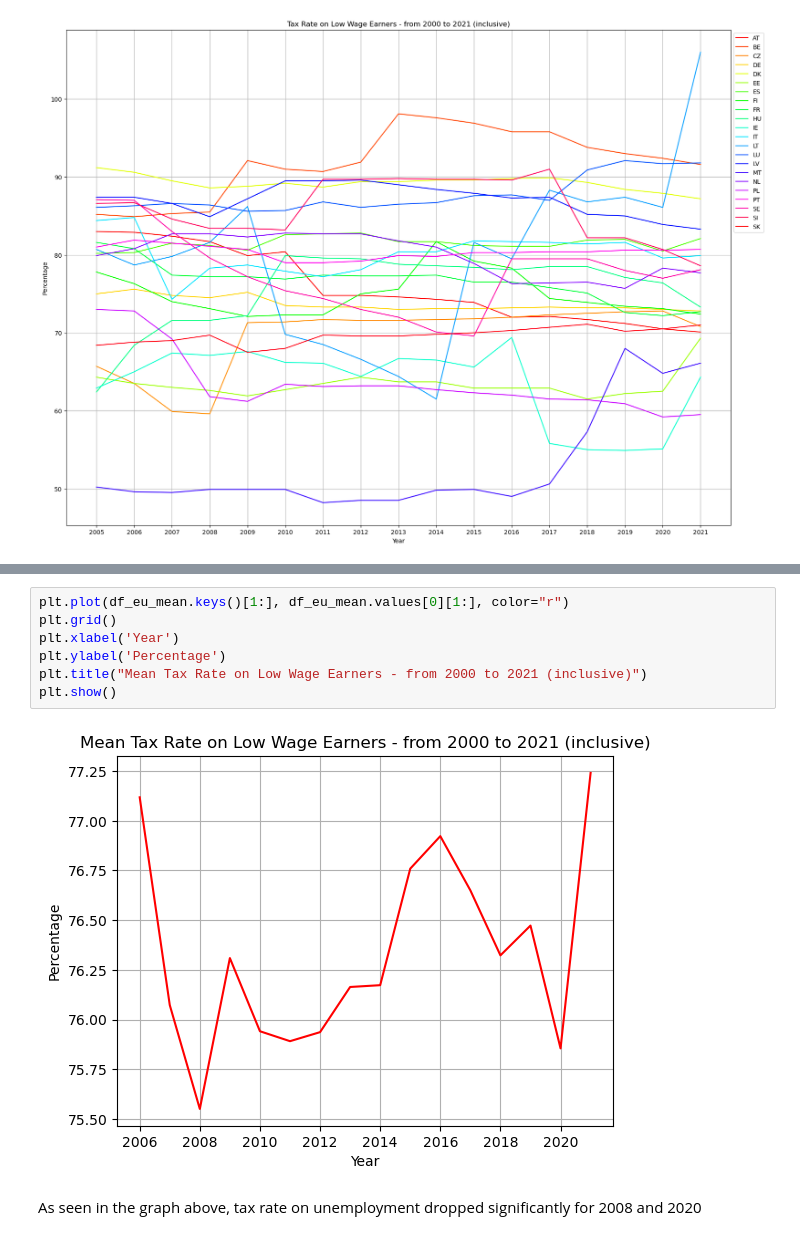
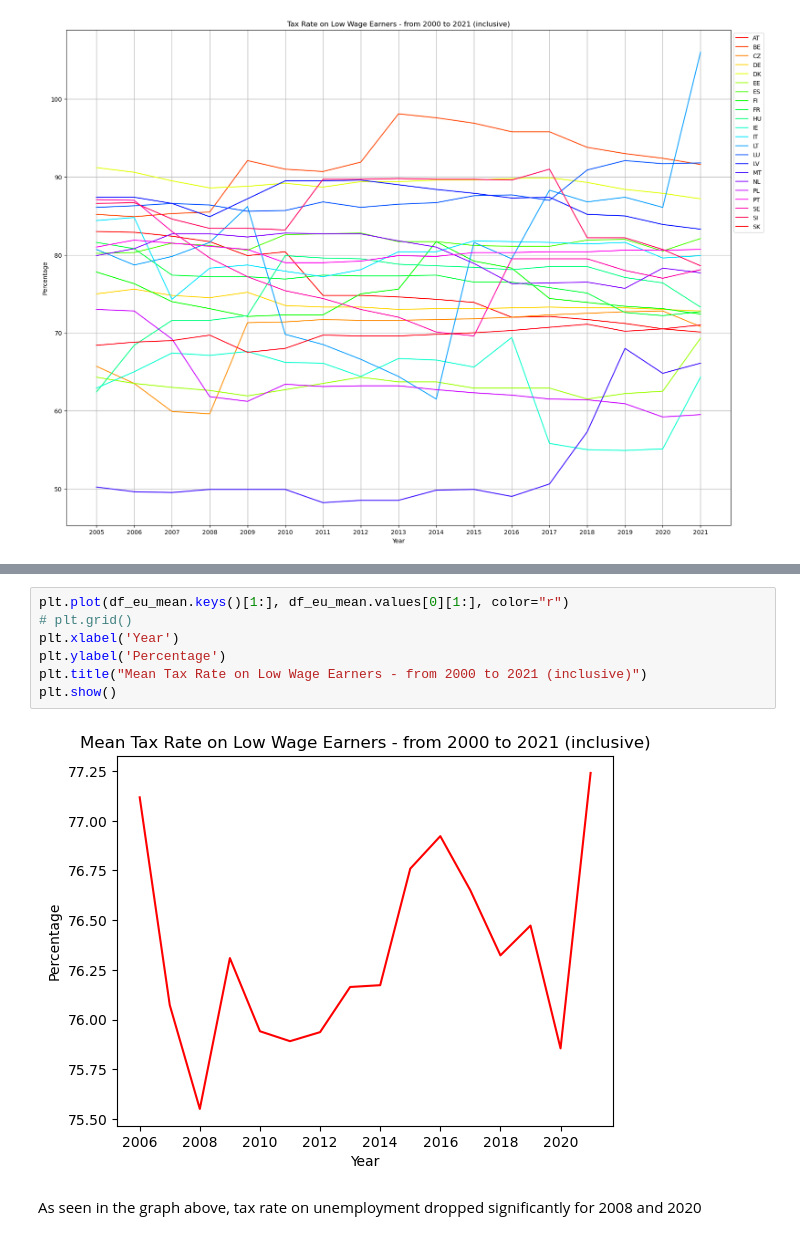
Before and after one commit to JoanneLin168/ADS-European-Productivity, a Jupyter notebook: Notebooks/unemploymentTaxRateDataset.ipynb, the cells around one changed output, grey strips where cells are left out. Cells and saved outputs as stored; diff of their text form.

```diff
--- a/Notebooks/unemploymentTaxRateDataset.ipynb
+++ b/Notebooks/unemploymentTaxRateDataset.ipynb
@@ -135,13 +135,13 @@ df_eu_mean
 | 0 | 77.004545 | 77.118182 | 76.072727 | 75.55 | 76.309091 | 75.940909 | 75.890909 | 75.936364 | 76.163636 | 76.172727 | 76.759091 | ... |
 # %%
 plt.plot(df_eu_mean.keys()[1:], df_eu_mean.values[0][1:], color="r")
-plt.grid()
+# plt.grid()
 plt.xlabel('Year')
 plt.ylabel('Percentage')
 plt.title("Mean Tax Rate on Low Wage Earners - from 2000 to 2021 (inclusive)")
 plt.show()
 # %% [output]
-[figure, old version]
+[figure, new version]
 # %% [markdown]
 As seen in the graph above, tax rate on unemployment dropped significantly for 2008 and 2020
 # %% [markdown]
```
Also changed, not shown: 1 other file.
